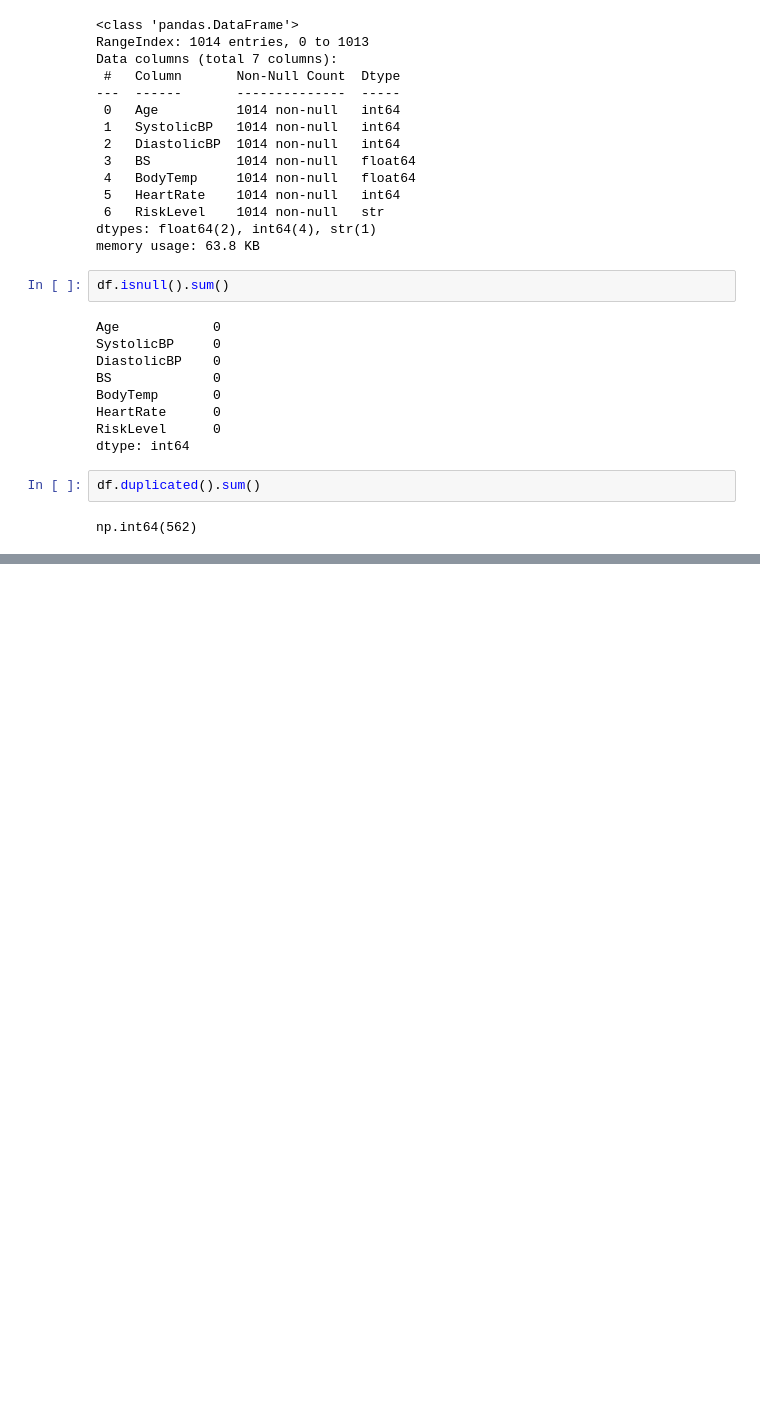
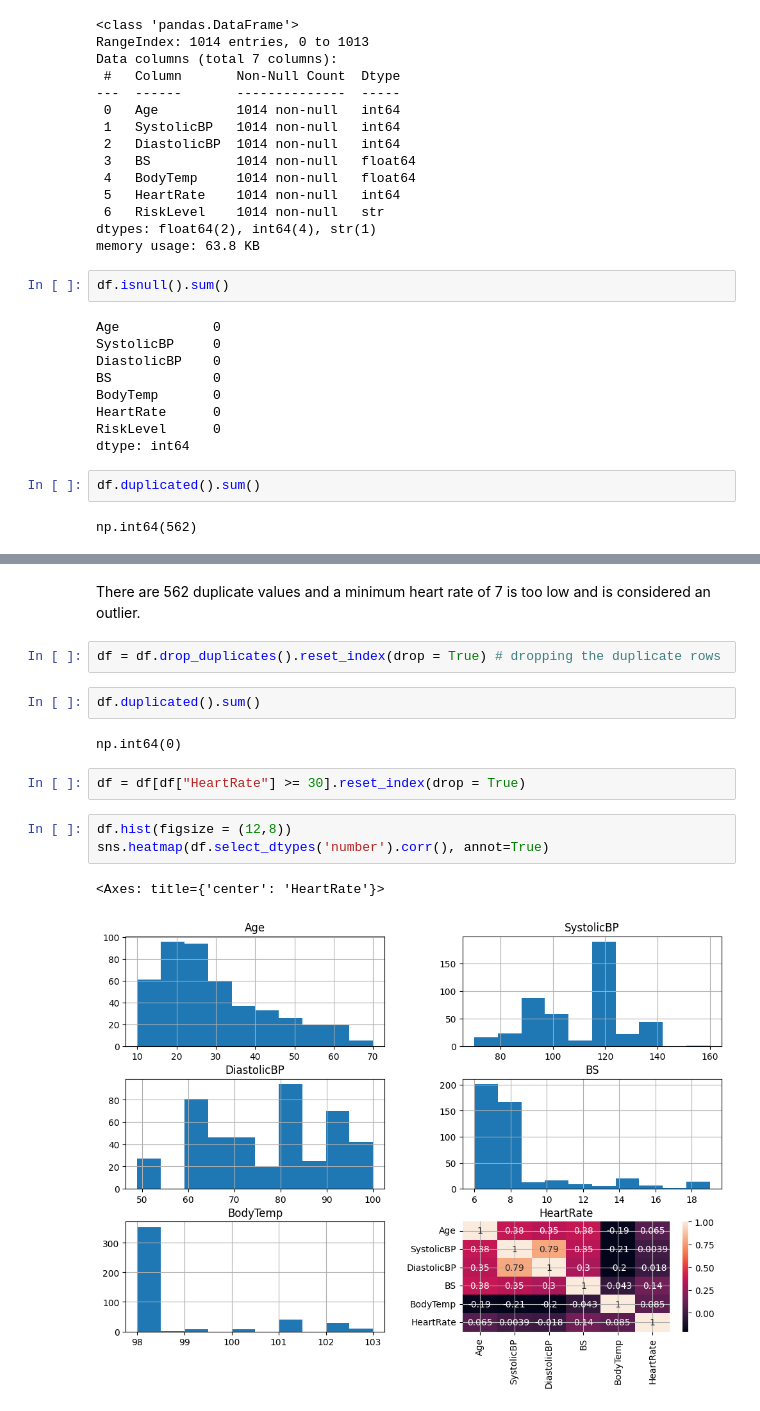
Before and after one commit to aimee-joseph/ML-Lab-2547204, a Jupyter notebook: CIA 3.ipynb, the cells around one changed output, grey strips where cells are left out. Cells and saved outputs as stored; diff of their text form; blank space fills up the shorter version.

Commit message:
update: EDA visuals

```diff
--- a/CIA 3.ipynb
+++ b/CIA 3.ipynb
@@ -60,0 +82,16 @@ np.int64(562)
+# %% [markdown]
+There are 562 duplicate values and a minimum heart rate of 7 is too low and is considered an outlier.
+# %%
+df = df.drop_duplicates().reset_index(drop = True) # dropping the duplicate rows
+# %%
+df.duplicated().sum()
+# %% [output]
+np.int64(0)
+# %%
+df = df[df["HeartRate"] >= 30].reset_index(drop = True)
+# %%
+df.hist(figsize = (12,8))
+sns.heatmap(df.select_dtypes('number').corr(), annot=True)
+# %% [output]
+<Axes: title={'center': 'HeartRate'}>
+[figure, added]
```
Also changed, not shown: parts of 4 cells of this notebook.
